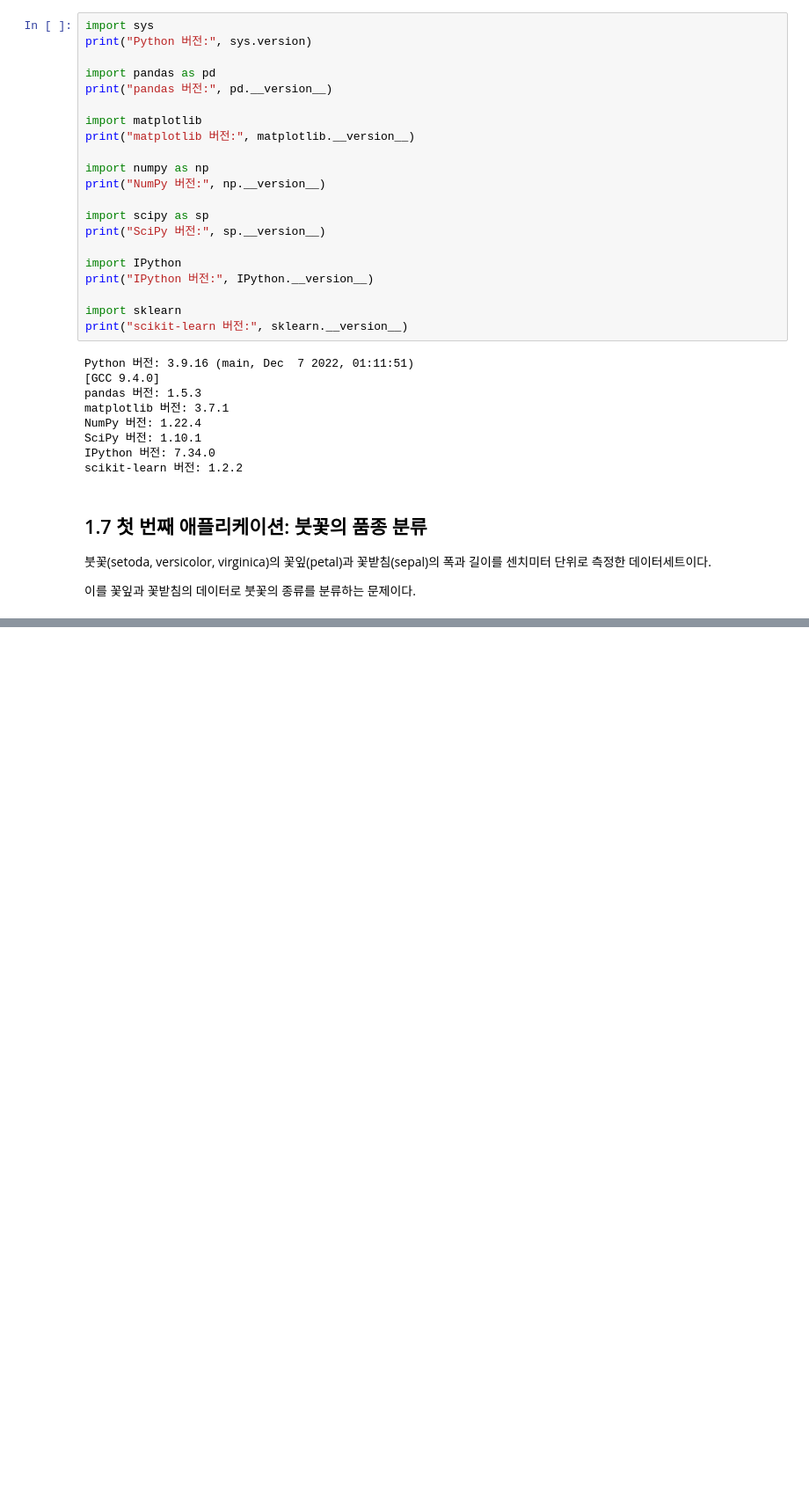
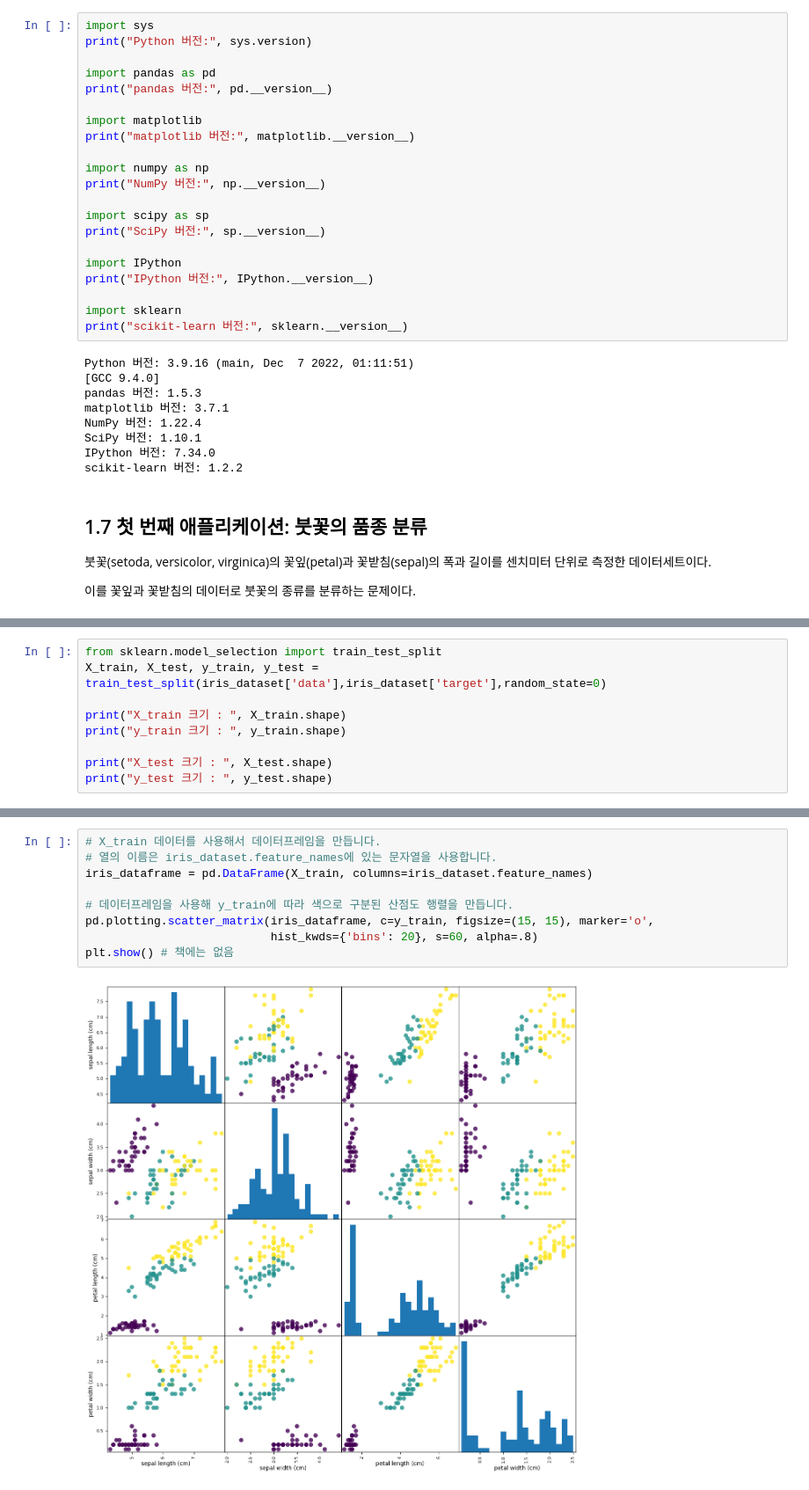
Before and after one commit to JeJuBOO/Machine_Learning_with_Python__scikit-learn, a Jupyter notebook: Introduction.ipynb, the cells around one changed output, grey strips where cells are left out. Shown: that part at 88% size. Cells and saved outputs as stored; diff of their text form; blank space fills up the shorter version.

```diff
--- a/Introduction.ipynb
+++ b/Introduction.ipynb
@@ -135,0 +221,9 @@ print(iris_dataset['DESCR'][:193]+ "\n...")
+# %%
+from sklearn.model_selection import train_test_split
+X_train, X_test, y_train, y_test = train_test_split(iris_dataset['data'],iris_dataset['target'],random_state=0)
+
+print("X_train 크기 : ", X_train.shape)
+print("y_train 크기 : ", y_train.shape)
+
+print("X_test 크기 : ", X_test.shape)
+print("y_test 크기 : ", y_test.shape)
@@ -135,0 +243,11 @@ print(iris_dataset['DESCR'][:193]+ "\n...")
+# %%
+# X_train 데이터를 사용해서 데이터프레임을 만듭니다.
+# 열의 이름은 iris_dataset.feature_names에 있는 문자열을 사용합니다.
+iris_dataframe = pd.DataFrame(X_train, columns=iris_dataset.feature_names)
+
+# 데이터프레임을 사용해 y_train에 따라 색으로 구분된 산점도 행렬을 만듭니다.
+pd.plotting.scatter_matrix(iris_dataframe, c=y_train, figsize=(15, 15), marker='o',
+                           hist_kwds={'bins': 20}, s=60, alpha=.8)
+plt.show() # 책에는 없음
+# %% [output]
+[figure, added]
```
Also changed, not shown: parts of 20 cells of this notebook.
